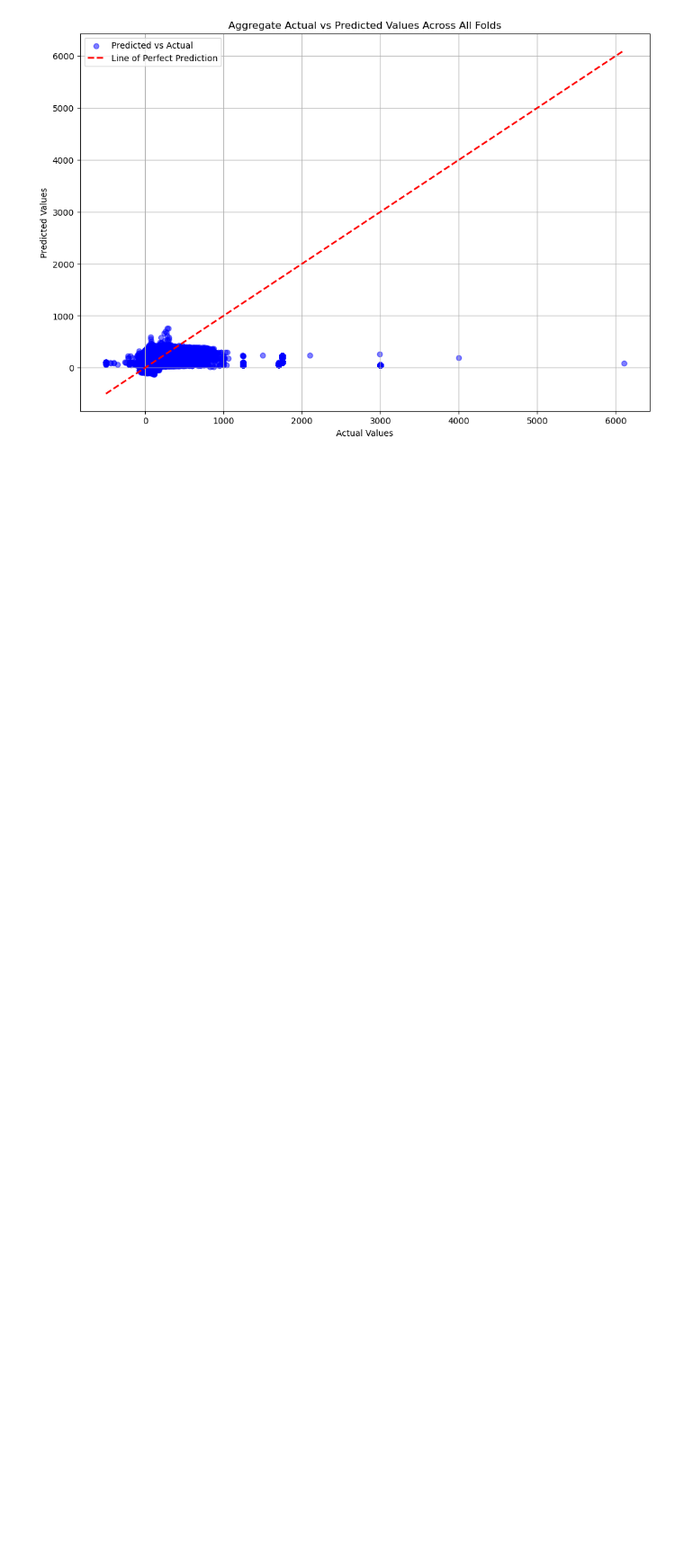
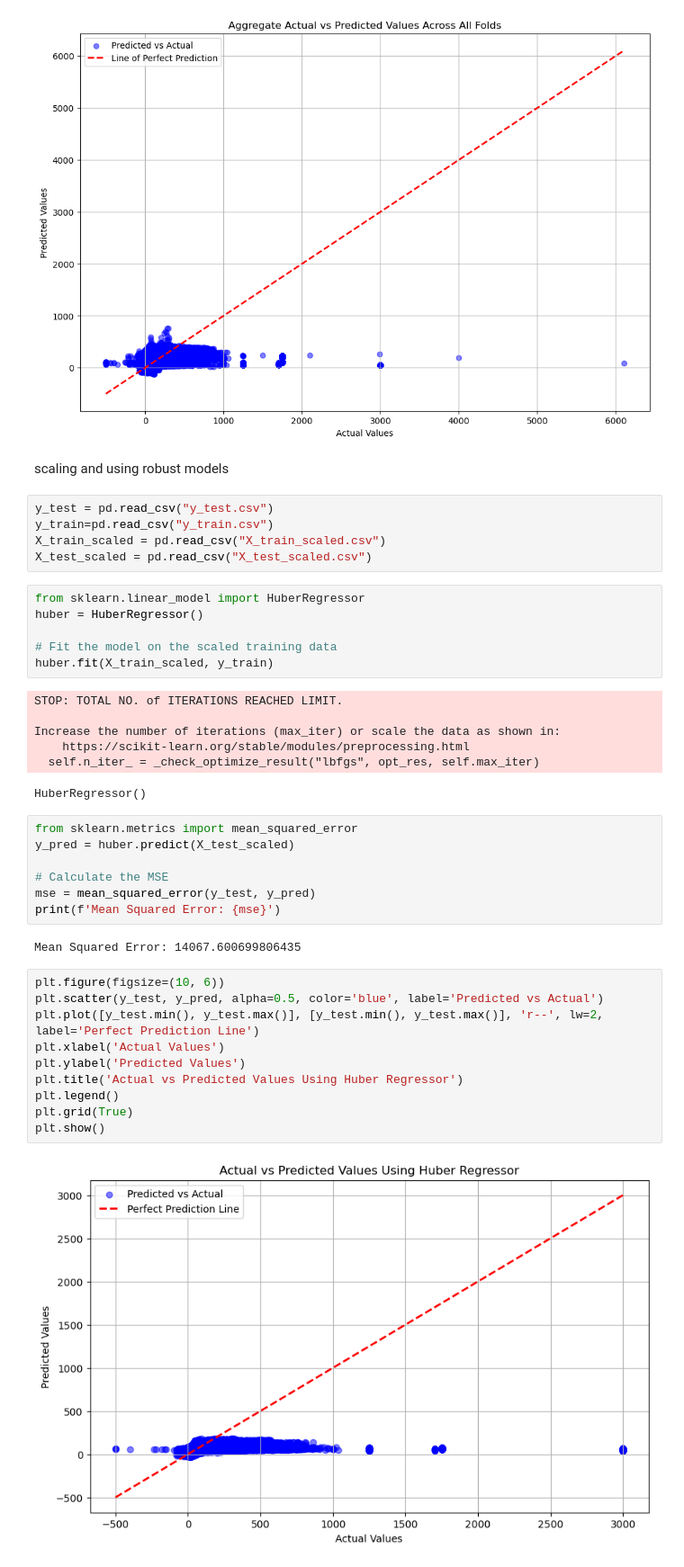
Before and after one commit to hertiemlteam/machine_learning, a Jupyter notebook: modeling_notebook.ipynb, the cells around one changed output. Shown at 90% size. Saved outputs shown, nothing was run; the diff lists cells and outputs as text; blank space fills up the shorter version.

```diff
--- a/modeling_notebook.ipynb
+++ b/modeling_notebook.ipynb
@@ -1121,3 +1248,44 @@ plt.grid(True)
 plt.show()
 # %% [output]
 [figure]
+# %% [markdown]
+scaling and using robust models
+# %%
+y_test = pd.read_csv("y_test.csv")
+y_train=pd.read_csv("y_train.csv")
+X_train_scaled = pd.read_csv("X_train_scaled.csv")
+X_test_scaled = pd.read_csv("X_test_scaled.csv")
+# %%
+from sklearn.linear_model import HuberRegressor
+huber = HuberRegressor()
+
+# Fit the model on the scaled training data
+huber.fit(X_train_scaled, y_train)
+# %% [output]
+STOP: TOTAL NO. of ITERATIONS REACHED LIMIT.
+
+Increase the number of iterations (max_iter) or scale the data as shown in:
+    https://scikit-learn.org/stable/modules/preprocessing.html
+  self.n_iter_ = _check_optimize_result("lbfgs", opt_res, self.max_iter)
+HuberRegressor()
+# %%
+from sklearn.metrics import mean_squared_error
+y_pred = huber.predict(X_test_scaled)
+
+# Calculate the MSE
+mse = mean_squared_error(y_test, y_pred)
+print(f'Mean Squared Error: {mse}')
+# %% [output]
+Mean Squared Error: 14067.600699806435
+# %%
+plt.figure(figsize=(10, 6))
+plt.scatter(y_test, y_pred, alpha=0.5, color='blue', label='Predicted vs Actual')
+plt.plot([y_test.min(), y_test.max()], [y_test.min(), y_test.max()], 'r--', lw=2, label='Perfect Prediction Line')
+plt.xlabel('Actual Values')
+plt.ylabel('Predicted Values')
+plt.title('Actual vs Predicted Values Using Huber Regressor')
+plt.legend()
+plt.grid(True)
+plt.show()
+# %% [output]
+[figure, added]
```
Also changed, not shown: parts of 26 cells of this notebook, 4 other files.
